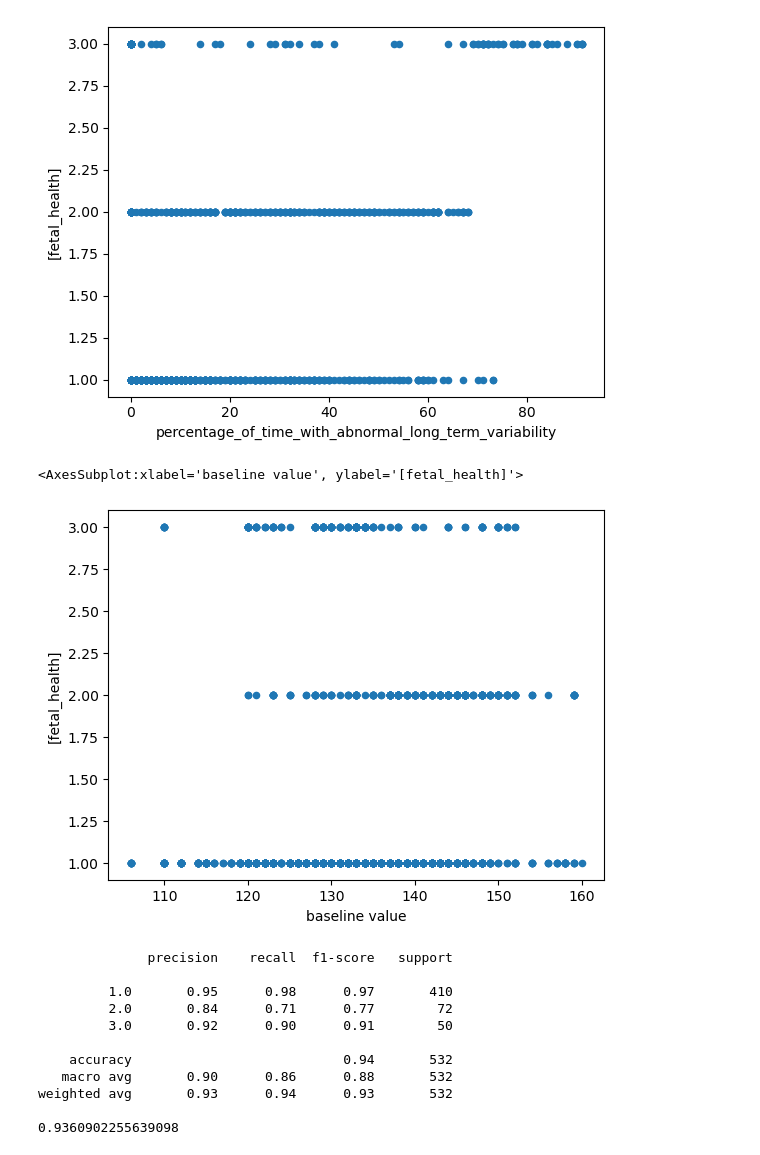
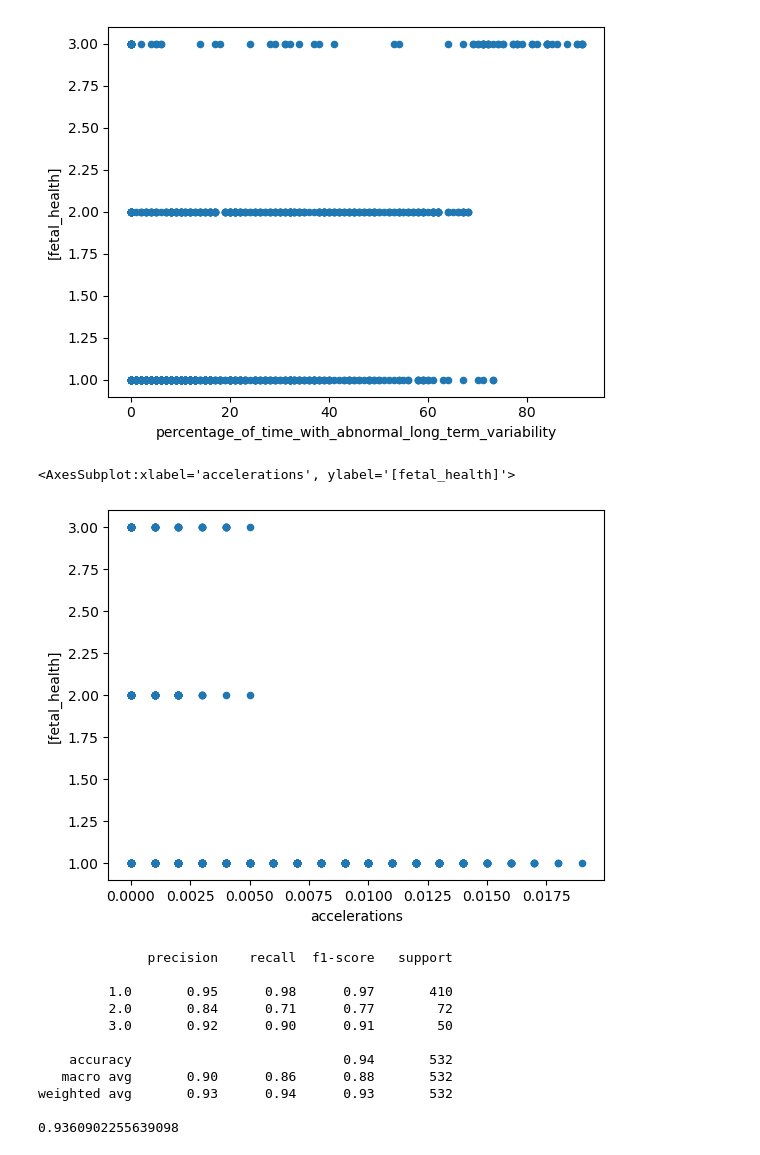
Before and after one commit to nomias/CIS4496, a Jupyter notebook: Lab01.ipynb, the cells around one changed output. Saved outputs shown, nothing was run; the diff lists cells and outputs as text; code cells hidden in the pictures.

Commit message:
Visualizations

```diff
--- a/Lab01.ipynb
+++ b/Lab01.ipynb
@@ -181,10 +181,10 @@ df.plot(x="percentage_of_time_with_abnormal_long_term_variability",y=['fetal_hea
 <AxesSubplot:xlabel='percentage_of_time_with_abnormal_long_term_variability', ylabel='[fetal_health]'>
 [figure]
 # %%
-df.plot(x="baseline value",y=['fetal_health'],kind='scatter')
+df.plot(x="accelerations",y=['fetal_health'],kind='scatter')
 # %% [output]
-<AxesSubplot:xlabel='baseline value', ylabel='[fetal_health]'>
+<AxesSubplot:xlabel='accelerations', ylabel='[fetal_health]'>
-[figure, old version]
+[figure, new version]
 # %%
 from sklearn.ensemble import RandomForestClassifier
 clf=RandomForestClassifier(n_estimators=100)
```
Also changed, not shown: parts of 4 cells of this notebook.
